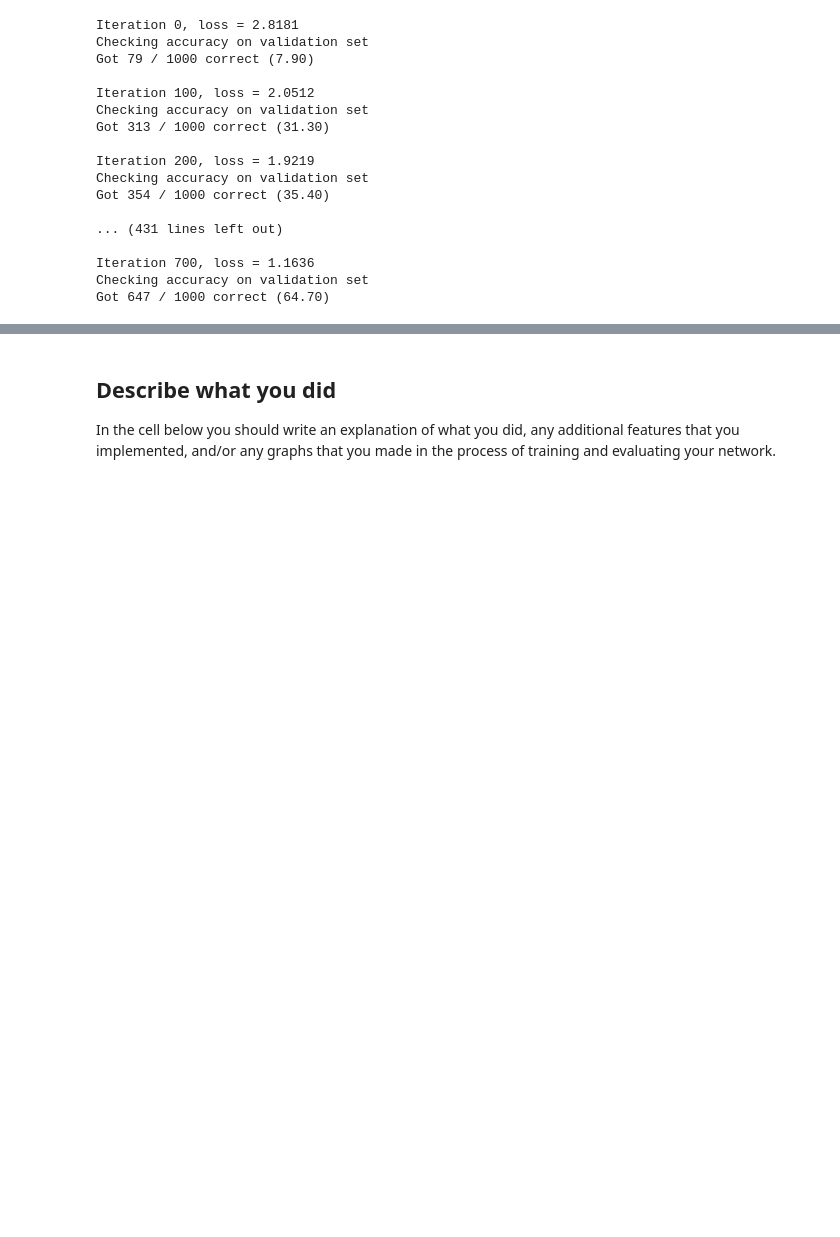
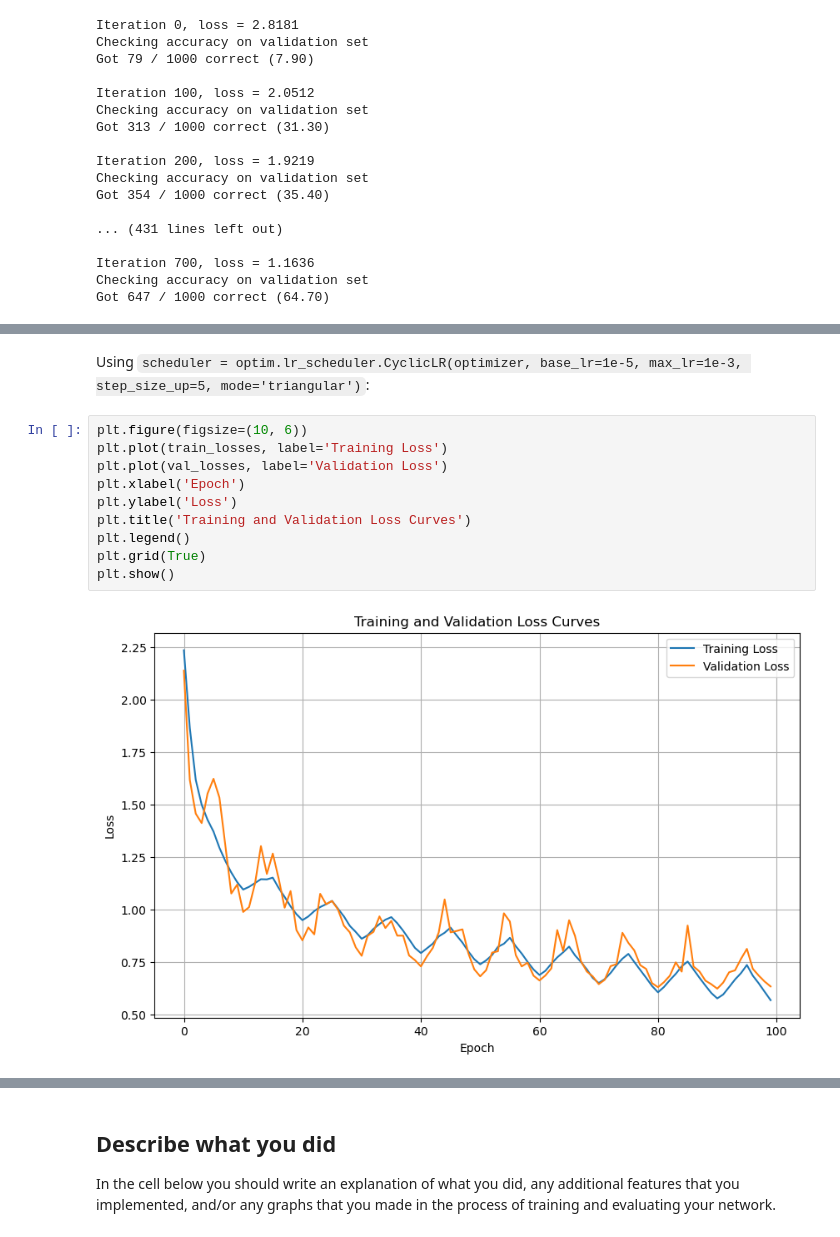
Before and after one commit to musitelli/DLVIS, a Jupyter notebook: assignment2/PyTorch.ipynb, the cells around one changed output, grey strips where cells are left out. Saved outputs shown, nothing was run; the diff lists cells and outputs as text; blank space fills up the shorter version.

```diff
--- a/assignment2/PyTorch.ipynb
+++ b/assignment2/PyTorch.ipynb
@@ -1462,0 +1362,14 @@ plt.show()
+# %% [markdown]
+Using `scheduler = optim.lr_scheduler.CyclicLR(optimizer, base_lr=1e-5, max_lr=1e-3, step_size_up=5, mode='triangular')`:
+# %%
+plt.figure(figsize=(10, 6))
+plt.plot(train_losses, label='Training Loss')
+plt.plot(val_losses, label='Validation Loss')
+plt.xlabel('Epoch')
+plt.ylabel('Loss')
+plt.title('Training and Validation Loss Curves')
+plt.legend()
+plt.grid(True)
+plt.show()
+# %% [output]
+[figure, added]
```
Also changed, not shown: parts of 18 cells of this notebook, 6 other files.
